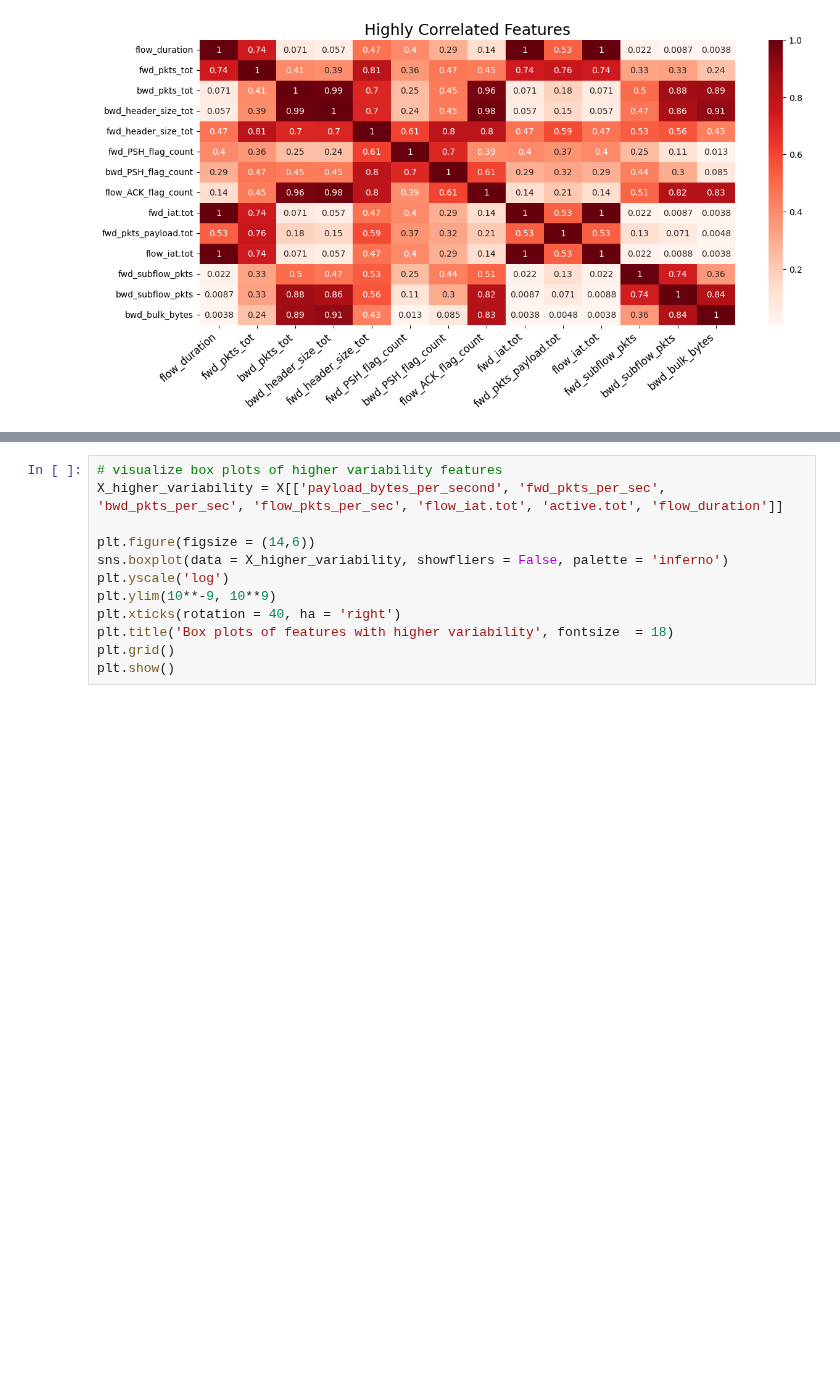
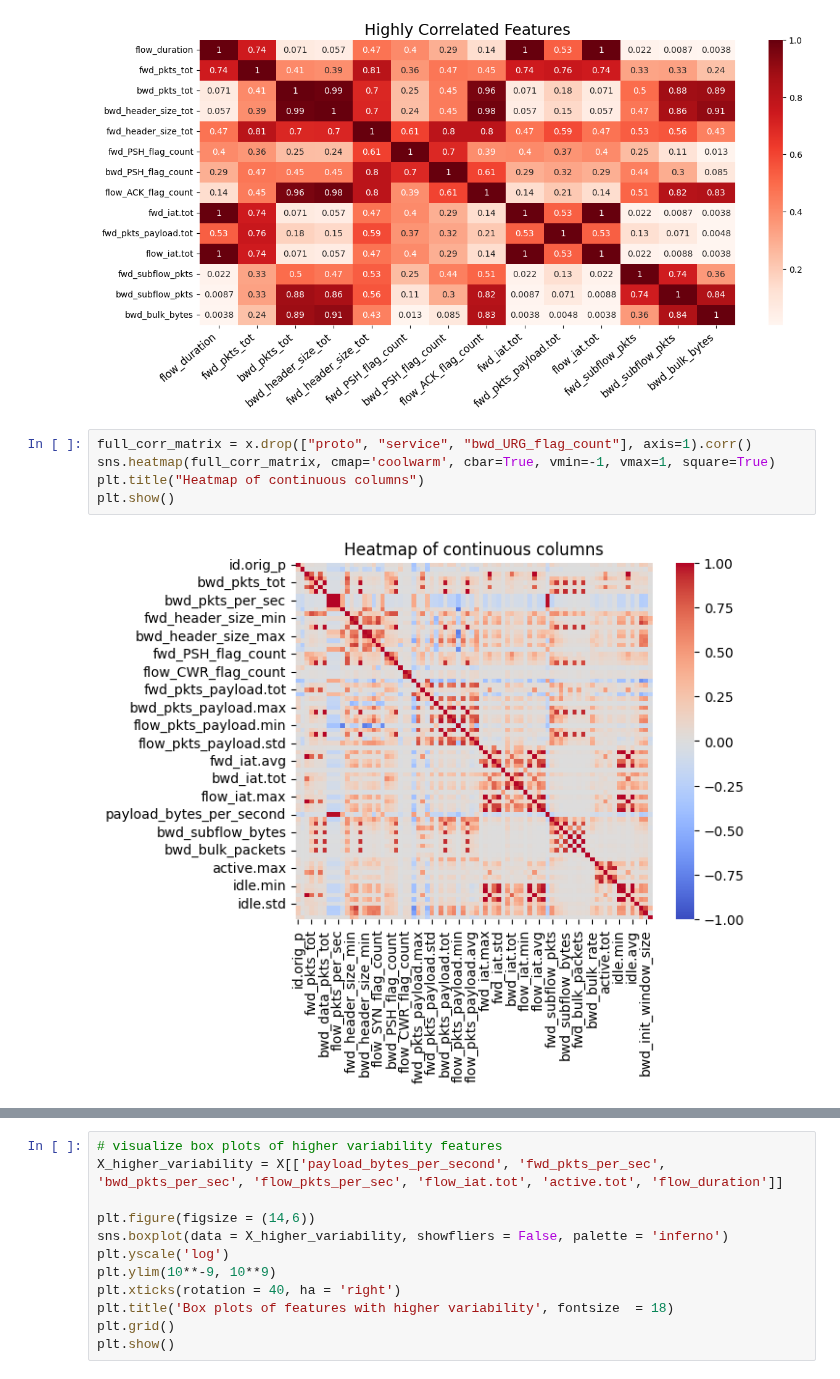
Before and after one commit to connormcmanigal/IoT-IDS-VAE-Classification, a Jupyter notebook: report.ipynb, the cells around one changed output, grey strips where cells are left out. Saved outputs shown, nothing was run; the diff lists cells and outputs as text; blank space fills up the shorter version.

```diff
--- a/report.ipynb
+++ b/report.ipynb
@@ -115,3 +115,10 @@ plt.xticks(rotation = 40, ha = 'right', fontsize = 12)
 plt.show()
 # %% [output]
 [figure]
+# %%
+full_corr_matrix = x.drop(["proto", "service", "bwd_URG_flag_count"], axis=1).corr()
+sns.heatmap(full_corr_matrix, cmap='coolwarm', cbar=True, vmin=-1, vmax=1, square=True)
+plt.title("Heatmap of continuous columns")
+plt.show()
+# %% [output]
+[figure, added]
```
Also changed, not shown: parts of 3 cells of this notebook.
